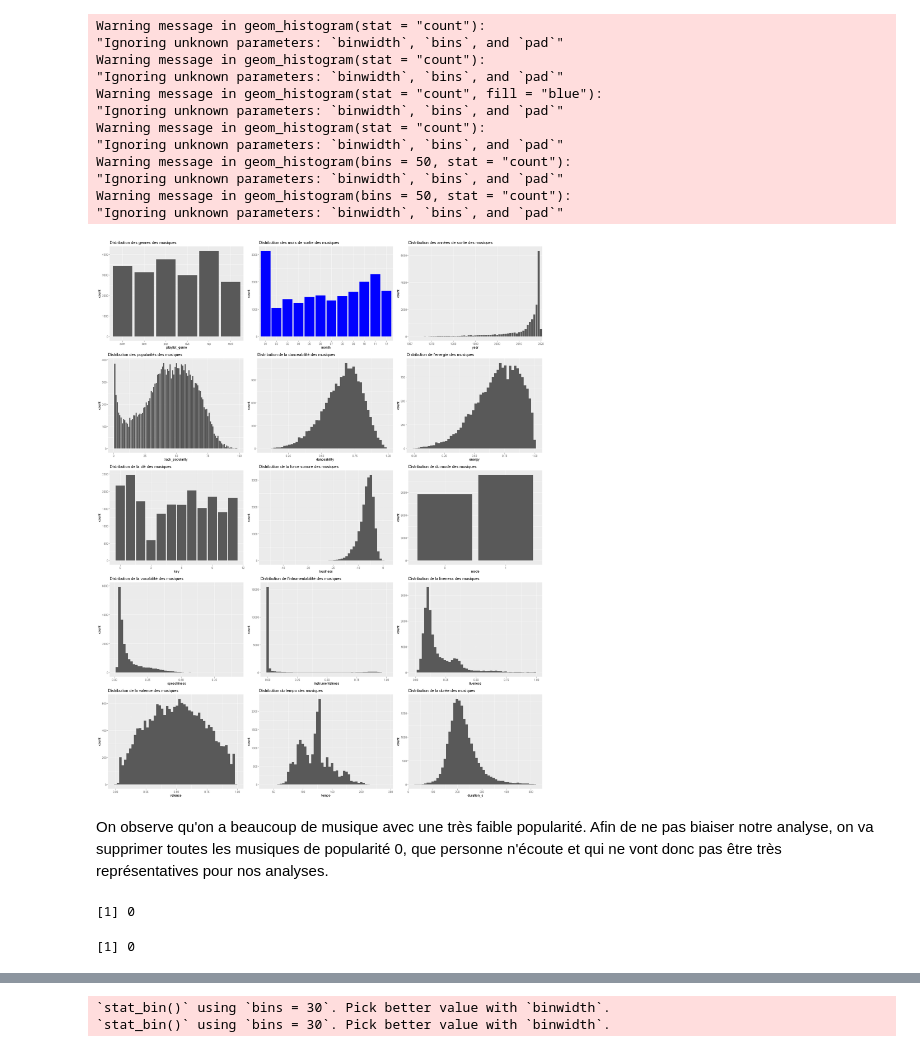
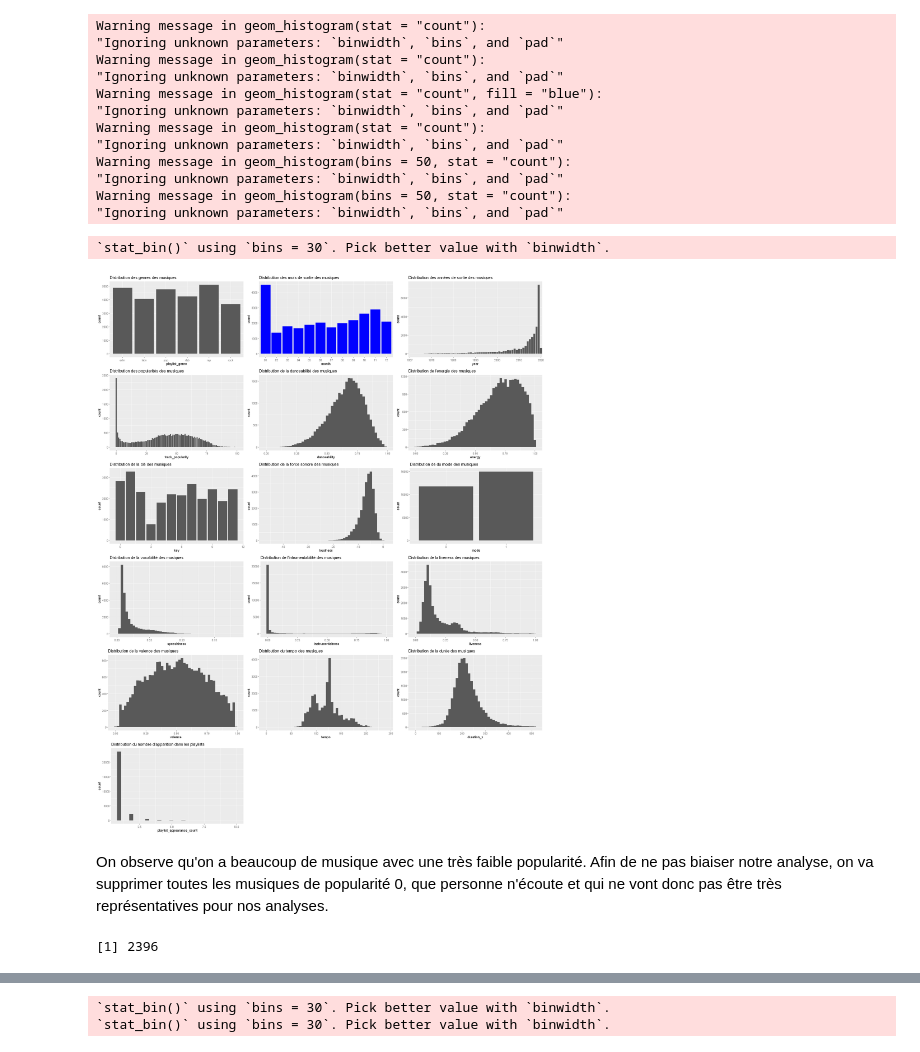
Before and after one commit to P-Point-all/Data_Science_Spotify, a Jupyter notebook: Data_Spotify_R.ipynb, the cells around one changed output, grey strips where cells are left out. Drawn from its saved outputs; the diff is of its cells as text; code cells hidden in the pictures.

```diff
--- a/Data_Spotify_R.ipynb
+++ b/Data_Spotify_R.ipynb
@@ -126,27 +88,25 @@ On voit qu'on a beaucoup de duplicatas. En cherchant dans le dataset, on a déco
 # %%
+song <- song %>%
+  group_by(track_id) %>%
+  add_count(name = "playlist_appearance_count") %>%
+  ungroup() %>%
 
-song <- song %>%
-  # 1. Compter combien de fois chaque genre apparaît par track
-  group_by(track_name, playlist_genre) %>%
+  # Ensuite ton pipeline :
+  group_by(track_id, playlist_genre) %>%
   add_count(name = "genre_count") %>%
-
-  # 2. Garder le genre le plus fréquent pour chaque track
-  group_by(track_name) %>%
+  group_by(track_id) %>%
   arrange(desc(genre_count), .by_group = TRUE) %>%
   slice(1) %>%
   ungroup() %>%
-  select(-genre_count) %>%
+  dplyr::select(-genre_count) %>%
 
-  # 3. Recompter pour le sous-genre uniquement parmi les lignes conservées
-  group_by(track_name, playlist_subgenre) %>%
+  group_by(track_id, playlist_subgenre) %>%
   add_count(name = "subgenre_count") %>%
-
-  # 4. Garder le sous-genre le plus fréquent pour chaque track
-  group_by(track_name) %>%
+  group_by(track_id) %>%
   arrange(desc(subgenre_count), .by_group = TRUE) %>%
   slice(1) %>%
   ungroup() %>%
-  select(-subgenre_count)
+  dplyr::select(-subgenre_count)
 sum(duplicated(song$track_id))
 # %% [output]
 [1] 0
@@ -347,6 +319,10 @@ histo_tempo <- ggplot(song,aes(x=tempo))+
 histo_duration_s <- ggplot(song,aes(x=duration_s))+
     geom_histogram(bins=50)+
     labs(title = "Distribution de la durée des musiques")
+
+histo_nbplaylist  <- ggplot(song,aes(x=playlist_appearance_count))+
+    geom_histogram()+
+    labs(title = "Distribution du nombre d'apparition dans les playlists")
 # %% [output]
 Warning message in geom_histogram(stat = "count"):
 "Ignoring unknown parameters: `binwidth`, `bins`, and `pad`"
@@ -361,17 +337,16 @@ Warning message in geom_histogram(bins = 50, stat = "count"):
 Warning message in geom_histogram(bins = 50, stat = "count"):
 "Ignoring unknown parameters: `binwidth`, `bins`, and `pad`"
 # %%
-library("gridExtra")
 options(repr.plot.width=20, repr.plot.height=25)
-grid.arrange(histo_genre,histo_month,histo_year, histo_popularity,histo_danceability,histo_energy,histo_key,histo_loudness,histo_mode,histo_speechiness, histo_instrumentalness, histo_liveness,histo_valence,histo_tempo,histo_duration_s, ncol=3)
+grid.arrange(histo_genre,histo_month,histo_year, histo_popularity,histo_danceability,histo_energy,histo_key,histo_loudness,histo_mode,histo_speechiness, histo_instrumentalness, histo_liveness,histo_valence,histo_tempo,histo_duration_s,histo_nbplaylist, ncol=3)
 # %% [output]
+`stat_bin()` using `bins = 30`. Pick better value with `binwidth`.
-[figure, old version]
+[figure, new version]
 # %% [markdown]
 On observe qu'on a beaucoup de musique avec une très faible popularité. Afin de ne pas biaiser notre analyse, on va supprimer toutes les musiques de popularité 0, que personne n'écoute et qui ne vont donc pas être très représentatives pour nos analyses.
 # %%
 length(which(song$track_popularity==0))
 song <- song[song$track_popularity != 0, ]
 # %% [output]
-[1] 0
+[1] 2396
-[1] 0
 # %%
```
Also changed, not shown: parts of 50 cells of this notebook, 1 other file.
